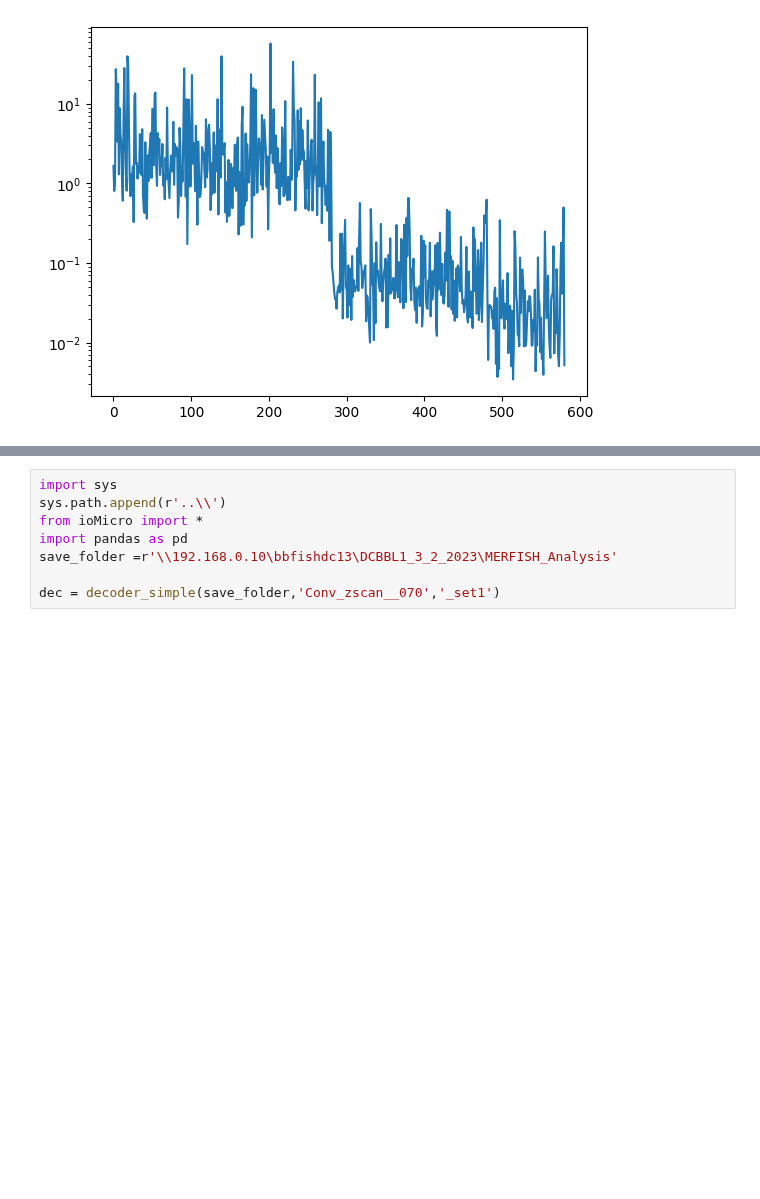
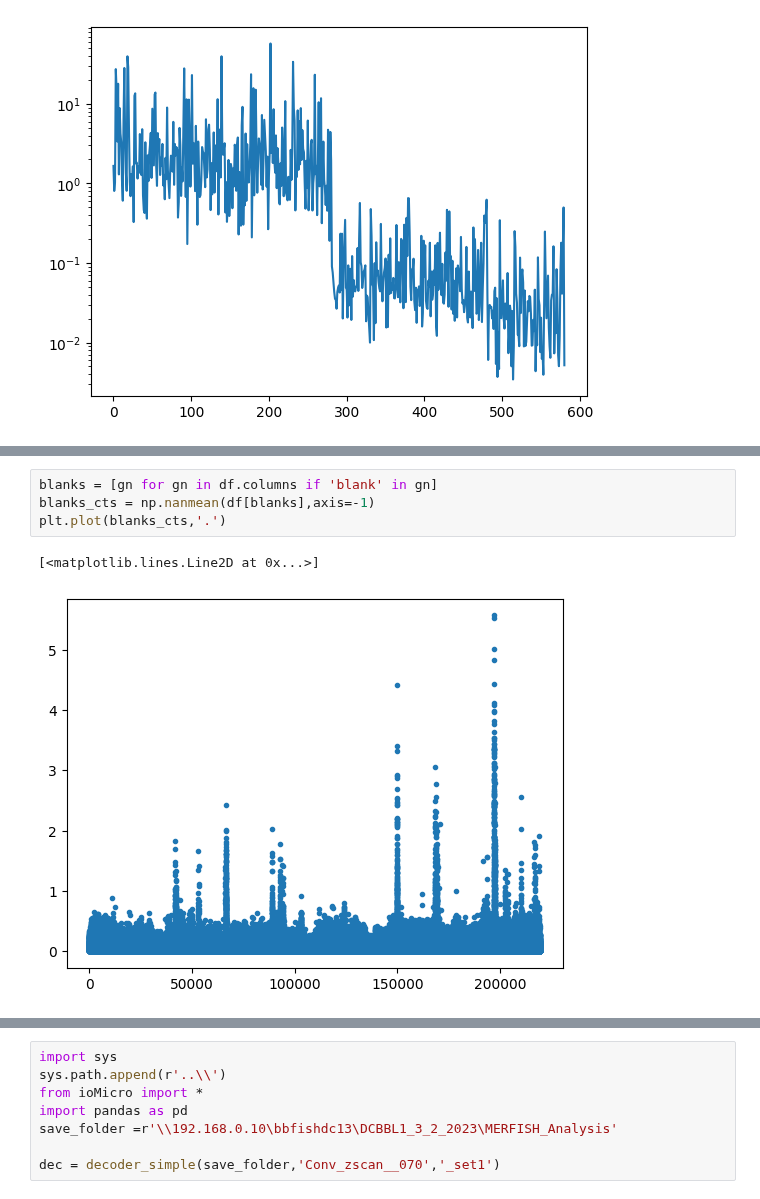
Before and after one commit to deprekate/NMERFISH, a Jupyter notebook: PTB_project/3_PullFovsCellsTogether_DCBBL1_3_2_2023.ipynb, the cells around one changed output, grey strips where cells are left out. Cells and saved outputs as stored; diff of their text form; blank space fills up the shorter version.

```diff
--- a/PTB_project/3_PullFovsCellsTogether_DCBBL1_3_2_2023.ipynb
+++ b/PTB_project/3_PullFovsCellsTogether_DCBBL1_3_2_2023.ipynb
@@ -279,0 +258,7 @@ plot_gene_mosaic_cells(df,cell_df,'Psap',plt_fov=True,pixel_size = 0.10833*4,tra
+# %%
+blanks = [gn for gn in df.columns if 'blank' in gn]
+blanks_cts = np.nanmean(df[blanks],axis=-1)
+plt.plot(blanks_cts,'.')
+# %% [output]
+[<matplotlib.lines.Line2D at 0x...>]
+[figure, added]
```
Also changed, not shown: parts of 12 cells of this notebook, 11 other files.
